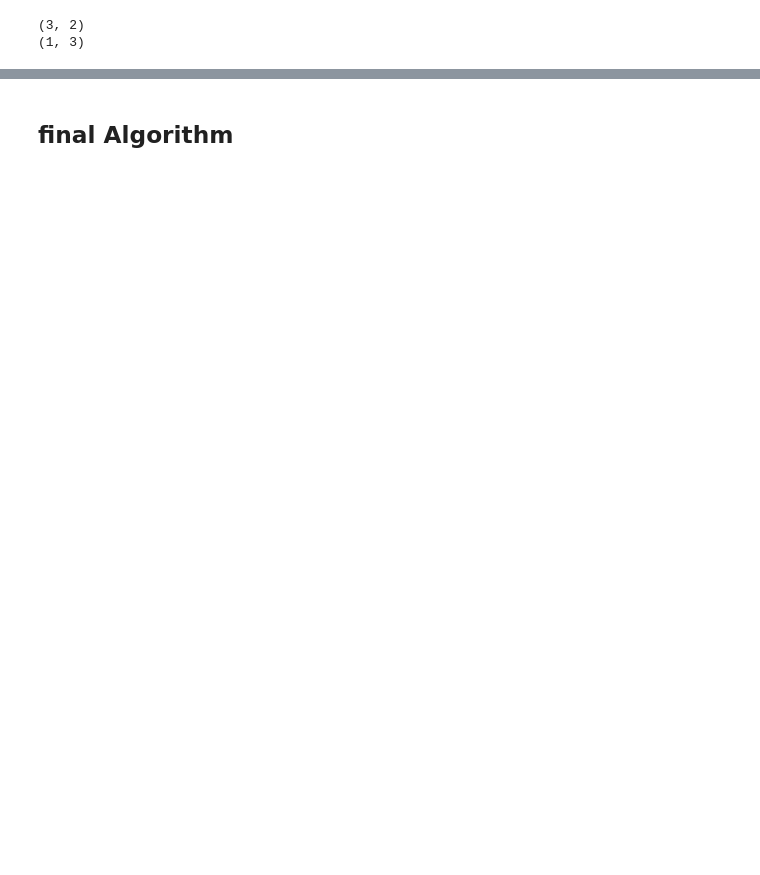
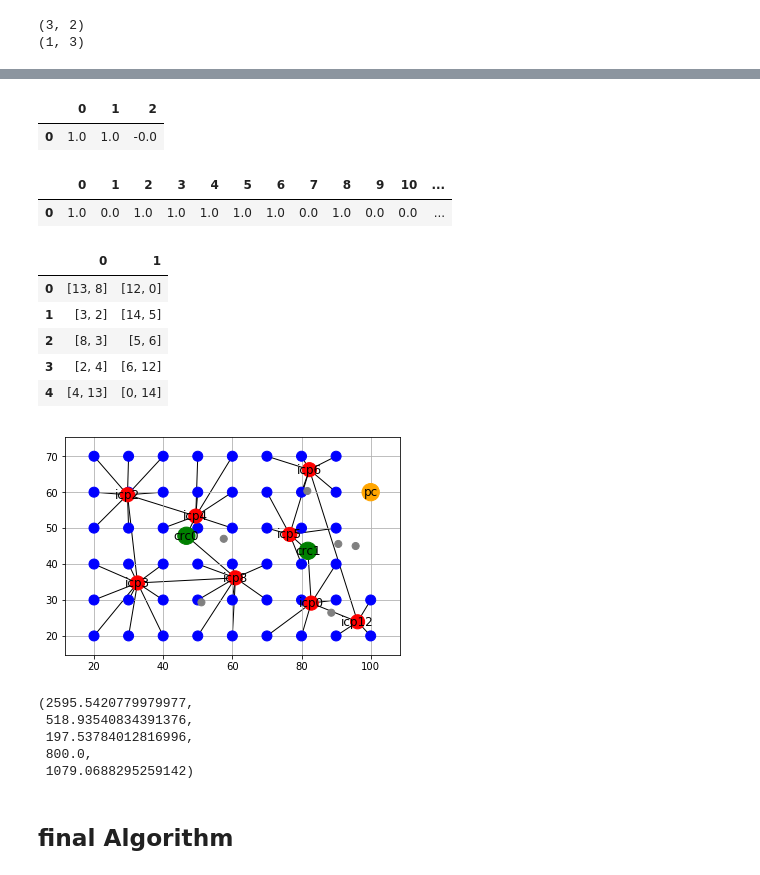
Before and after one commit to xNok/OR_location_routing_problem_study, a Jupyter notebook: NB V - Experiment 2.ipynb, the cells around one changed output, grey strips where cells are left out. Drawn from its saved outputs; the diff is of its cells as text; code cells hidden in the pictures; blank space fills up the shorter version.

```diff
--- a/NB V - Experiment 2.ipynb
+++ b/NB V - Experiment 2.ipynb
@@ -536,0 +564,9 @@ TypeError: draw_solution_II() takes 13 positional arguments but 14 were given
+# %%
+# swapp customers
+def new_assignement(W,N_icp_swap):
+    H1 = [j for j,vj in enumerate(N_icp_swap) if vj > 0.5]
+    asso = np.argmin(np.transpose(W)[H1],axis=0)
+    new_Y = np.zeros((I,J))
+    for a,va in enumerate(asso):
+        new_Y[a][H1[va]] = 1
+    return new_Y
@@ -537,2 +586,33 @@ TypeError: draw_solution_II() takes 13 positional arguments but 14 were given
+# %%
+from pkg.draw_solution_II import draw_solution_II
+
+new_Y = new_assignement(W,N_icp_swap)
+g3 = draw_solution_II(I,J,C,N_crc, N_icp_swap,
+            new_Y, np.zeros((3,8)), routes_swap.tolist(), expid,
+            G, pos, labels, colors, size)
+# %% [output]
+|  | 0 | 1 | 2 |
+| 0 | 1.0 | 1.0 | -0.0 |
+|  | 0 | 1 | 2 | 3 | 4 | 5 | 6 | 7 | 8 | 9 | 10 | ... |
+| 0 | 1.0 | 0.0 | 1.0 | 1.0 | 1.0 | 1.0 | 1.0 | 0.0 | 1.0 | 0.0 | 0.0 | ... |
+|  | 0 | 1 |
+| 0 | [13, 8] | [12, 0] |
+| 1 | [3, 2] | [14, 5] |
+| 2 | [8, 3] | [5, 6] |
+| 3 | [2, 4] | [6, 12] |
+| 4 | [4, 13] | [0, 14] |
+[figure, added]
+# %%
+from pkg.objective_III import objective_III
+objective_III(new_Y,routes_swap,N_icp_swap, N_crc,
+                I,J,C,B,
+                W,DjUc,Dc,
+                FCV,FCT,FCR)
+# %% [output]
+(2595.5420779979977,
+ 518.93540834391376,
+ 197.53784012816996,
+ 800.0,
+ 1079.0688295259142)
 # %% [markdown]
 ## final Algorithm
```
Also changed, not shown: parts of 28 cells of this notebook, 13 other files.
